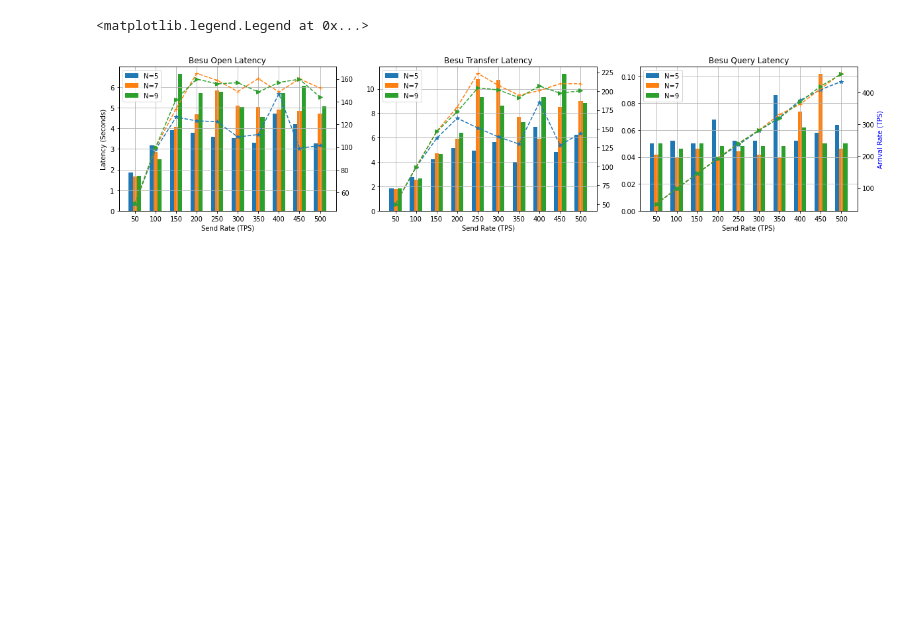
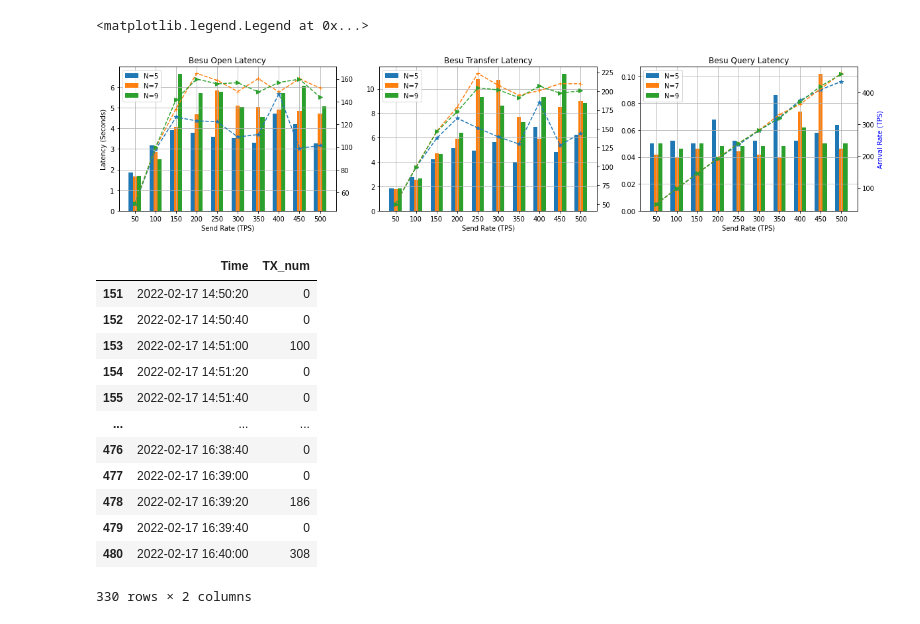
Before and after one commit to CaixiangFan/besu-benchmark, a Jupyter notebook: src/data_process.ipynb, the cells around one changed output. Cells and saved outputs as stored; diff of their text form; code cells hidden in the pictures; blank space fills up the shorter version.

```diff
--- a/src/data_process.ipynb
+++ b/src/data_process.ipynb
@@ -601,0 +610,16 @@ axs[2].legend(loc='upper left')
+# %%
+df
+# %% [output]
+|  | Time | TX_num |
+| 151 | 2022-02-17 14:50:20 | 0 |
+| 152 | 2022-02-17 14:50:40 | 0 |
+| 153 | 2022-02-17 14:51:00 | 100 |
+| 154 | 2022-02-17 14:51:20 | 0 |
+| 155 | 2022-02-17 14:51:40 | 0 |
+| ... | ... | ... |
+| 476 | 2022-02-17 16:38:40 | 0 |
+| 477 | 2022-02-17 16:39:00 | 0 |
+| 478 | 2022-02-17 16:39:20 | 186 |
+| 479 | 2022-02-17 16:39:40 | 0 |
+| 480 | 2022-02-17 16:40:00 | 308 |
+330 rows × 2 columns
```
Also changed, not shown: parts of 5 cells of this notebook, 2 other files.
